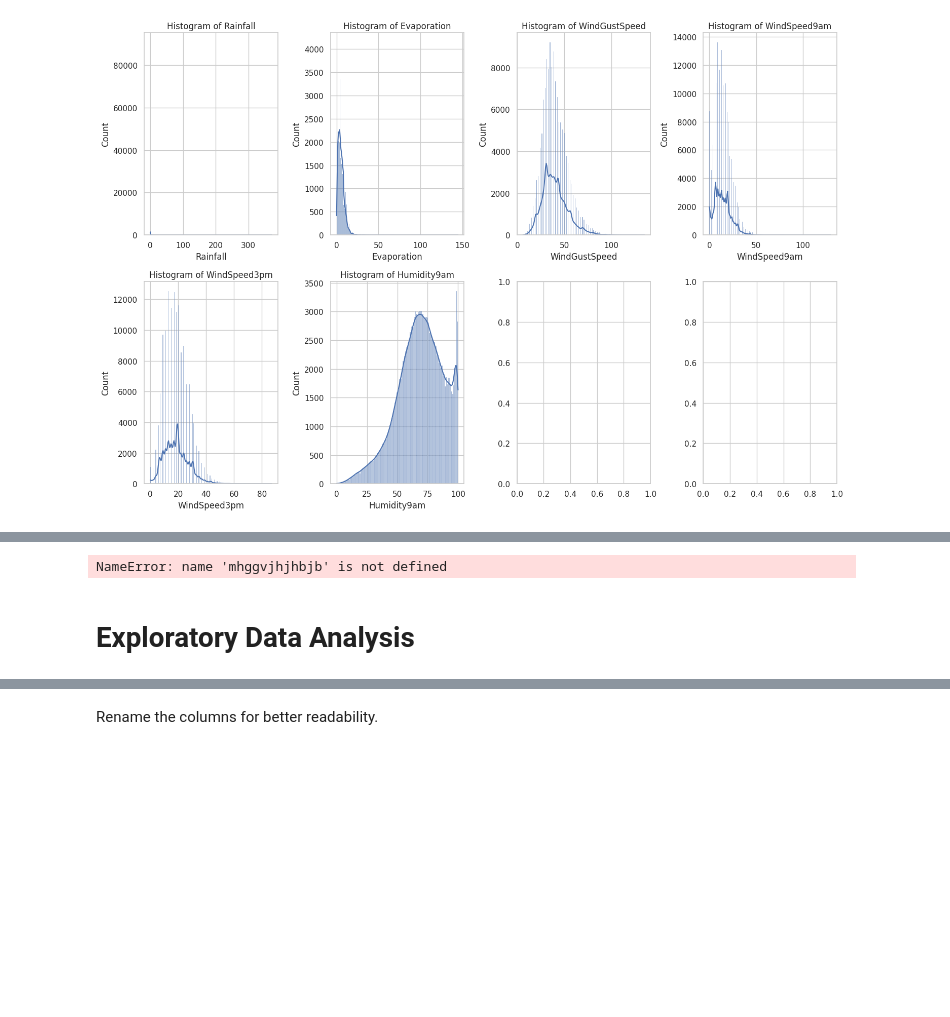
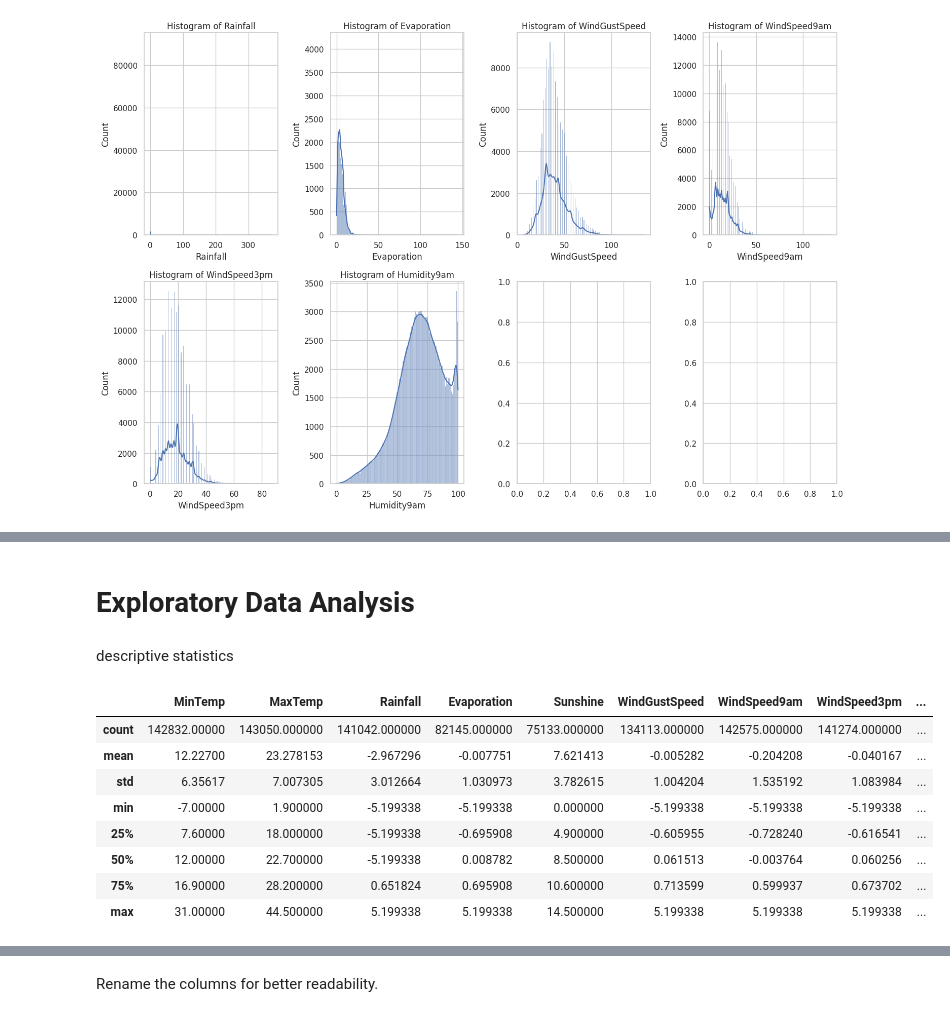
Before and after one commit to ikoghoemmanuell/Machine_Learning-Based_Rainfall_Prediction, a Jupyter notebook: rain.ipynb, the cells around one changed output, grey strips where cells are left out. Cells and saved outputs as stored; diff of their text form; code cells hidden in the pictures; blank space fills up the shorter version.

```diff
--- a/rain.ipynb
+++ b/rain.ipynb
@@ -400,6 +399,2 @@ plt.show()
-# %%
-mhggvjhjhbjb
-# %% [output]
-NameError: name 'mhggvjhjhbjb' is not defined
 # %% [markdown]
 # Exploratory Data Analysis
@@ -405,0 +403,14 @@ NameError: name 'mhggvjhjhbjb' is not defined
+# %% [markdown]
+descriptive statistics
+# %%
+df.describe()
+# %% [output]
+|  | MinTemp | MaxTemp | Rainfall | Evaporation | Sunshine | WindGustSpeed | WindSpeed9am | WindSpeed3pm | ... |
+| count | 142832.00000 | 143050.000000 | 141042.000000 | 82145.000000 | 75133.000000 | 134113.000000 | 142575.000000 | 141274.000000 | ... |
+| mean | 12.22700 | 23.278153 | -2.967296 | -0.007751 | 7.621413 | -0.005282 | -0.204208 | -0.040167 | ... |
+| std | 6.35617 | 7.007305 | 3.012664 | 1.030973 | 3.782615 | 1.004204 | 1.535192 | 1.083984 | ... |
+| min | -7.00000 | 1.900000 | -5.199338 | -5.199338 | 0.000000 | -5.199338 | -5.199338 | -5.199338 | ... |
+| 25% | 7.60000 | 18.000000 | -5.199338 | -0.695908 | 4.900000 | -0.605955 | -0.728240 | -0.616541 | ... |
+| 50% | 12.00000 | 22.700000 | -5.199338 | 0.008782 | 8.500000 | 0.061513 | -0.003764 | 0.060256 | ... |
+| 75% | 16.90000 | 28.200000 | 0.651824 | 0.695908 | 10.600000 | 0.713599 | 0.599937 | 0.673702 | ... |
+| max | 31.00000 | 44.500000 | 5.199338 | 5.199338 | 14.500000 | 5.199338 | 5.199338 | 5.199338 | ... |
```
Also changed, not shown: parts of 32 cells of this notebook.
